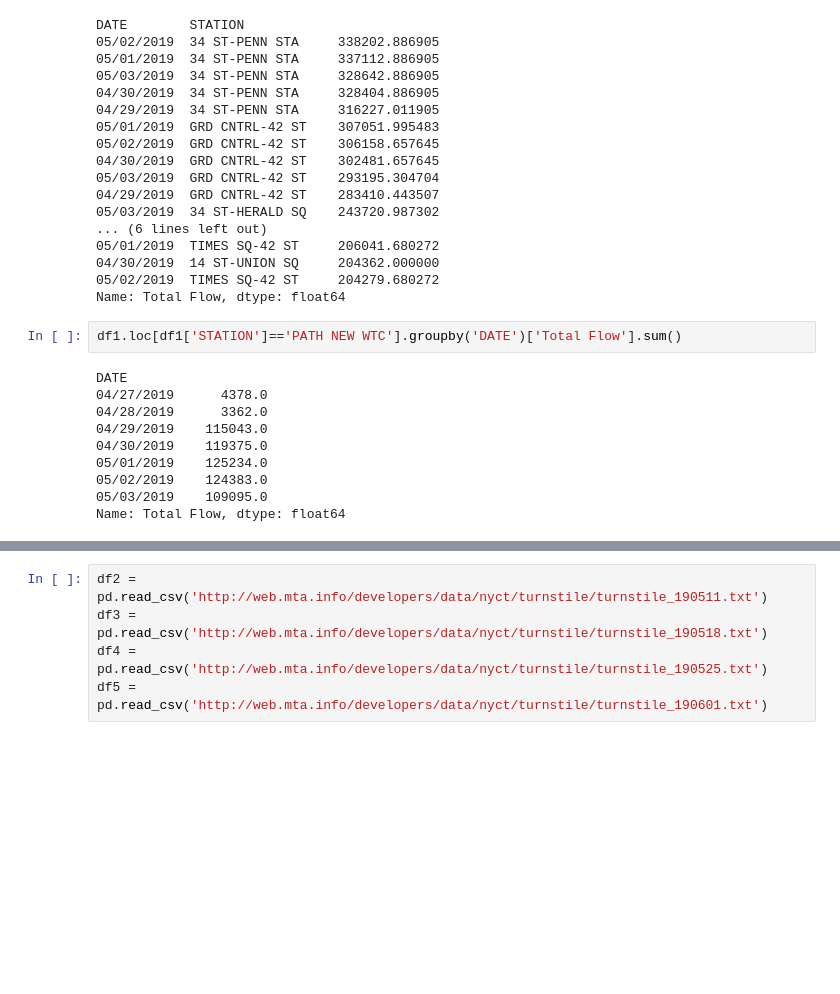
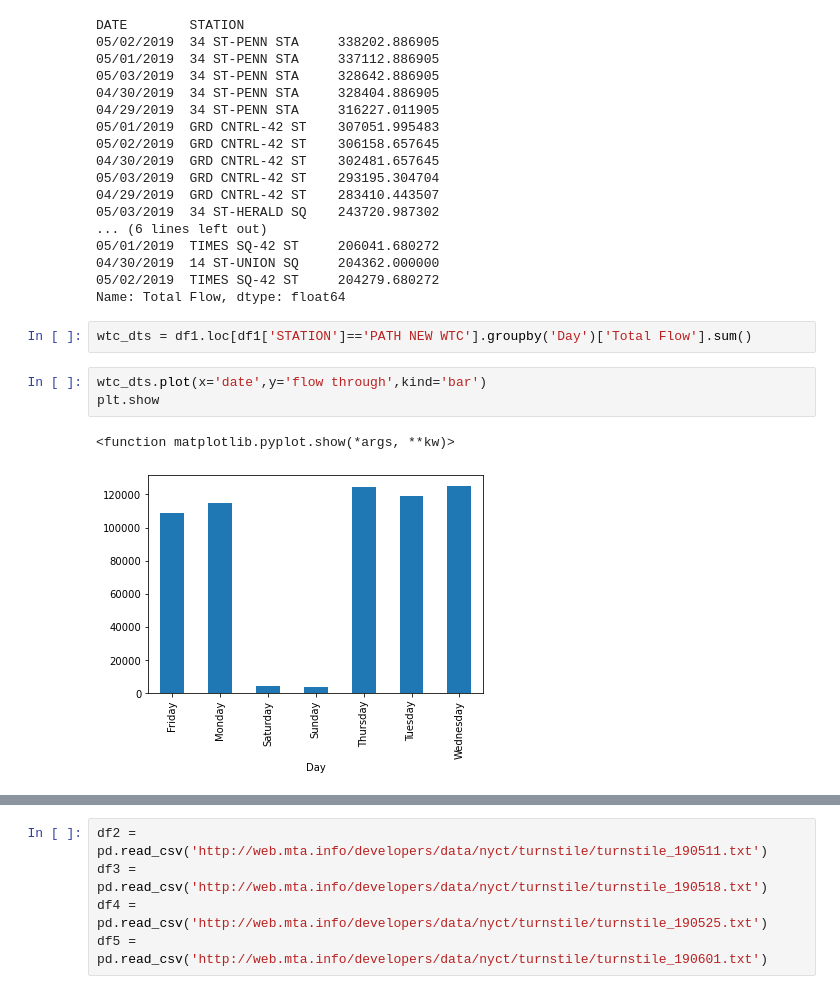
Before and after one commit to ejfeldman7/Metis_Project_1, a Jupyter notebook: first_notebook.ipynb, the cells around one changed output, grey strips where cells are left out. Saved outputs shown, nothing was run; the diff lists cells and outputs as text; blank space fills up the shorter version.

```diff
--- a/first_notebook.ipynb
+++ b/first_notebook.ipynb
@@ -209,14 +209,10 @@ DATE        STATION
 05/02/2019  TIMES SQ-42 ST     204279.680272
 Name: Total Flow, dtype: float64
 # %%
-df1.loc[df1['STATION']=='PATH NEW WTC'].groupby('DATE')['Total Flow'].sum()
+wtc_dts = df1.loc[df1['STATION']=='PATH NEW WTC'].groupby('Day')['Total Flow'].sum()
-# %% [output]
-DATE
-04/27/2019      4378.0
-04/28/2019      3362.0
-04/29/2019    115043.0
-04/30/2019    119375.0
-05/01/2019    125234.0
-05/02/2019    124383.0
-05/03/2019    109095.0
-Name: Total Flow, dtype: float64
+# %%
+wtc_dts.plot(x='date',y='flow through',kind='bar')
+plt.show
+# %% [output]
+<function matplotlib.pyplot.show(*args, **kw)>
+[figure, added]
```
Also changed, not shown: parts of 6 cells of this notebook.
